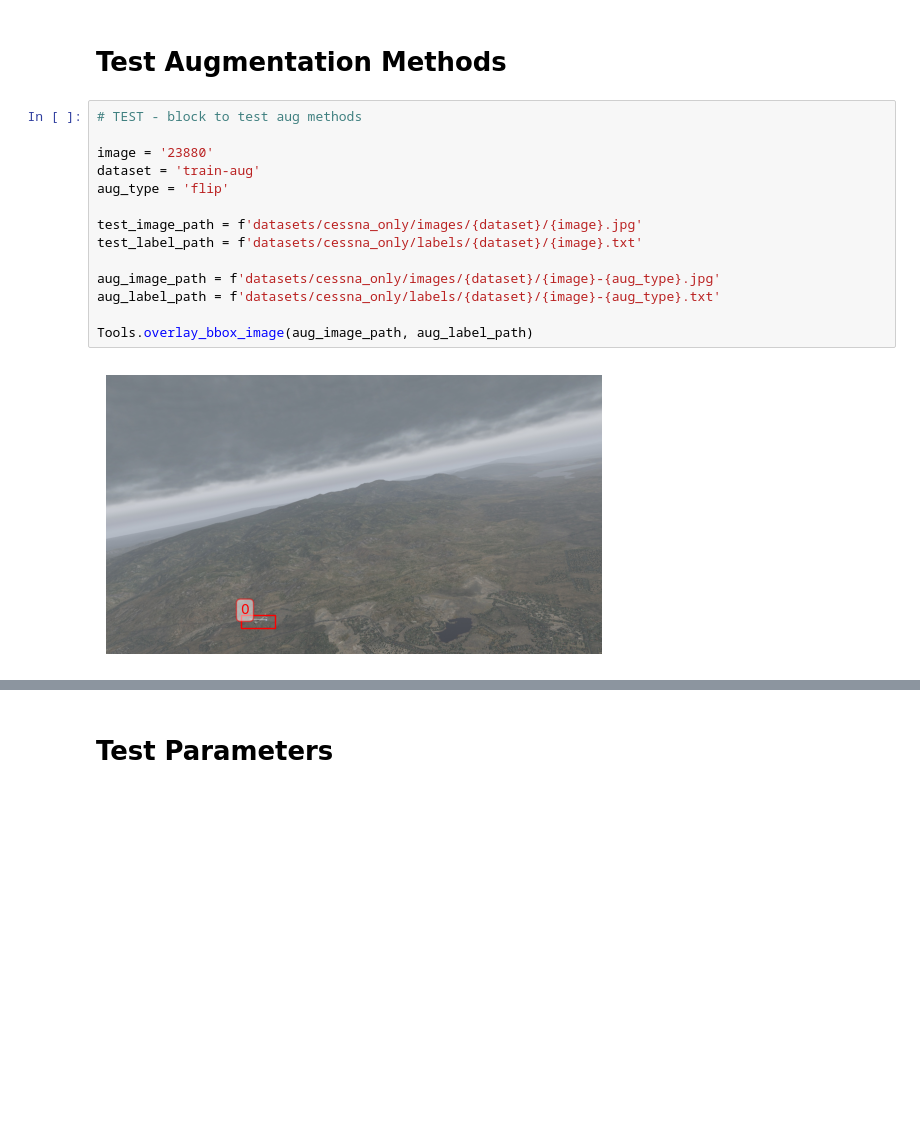
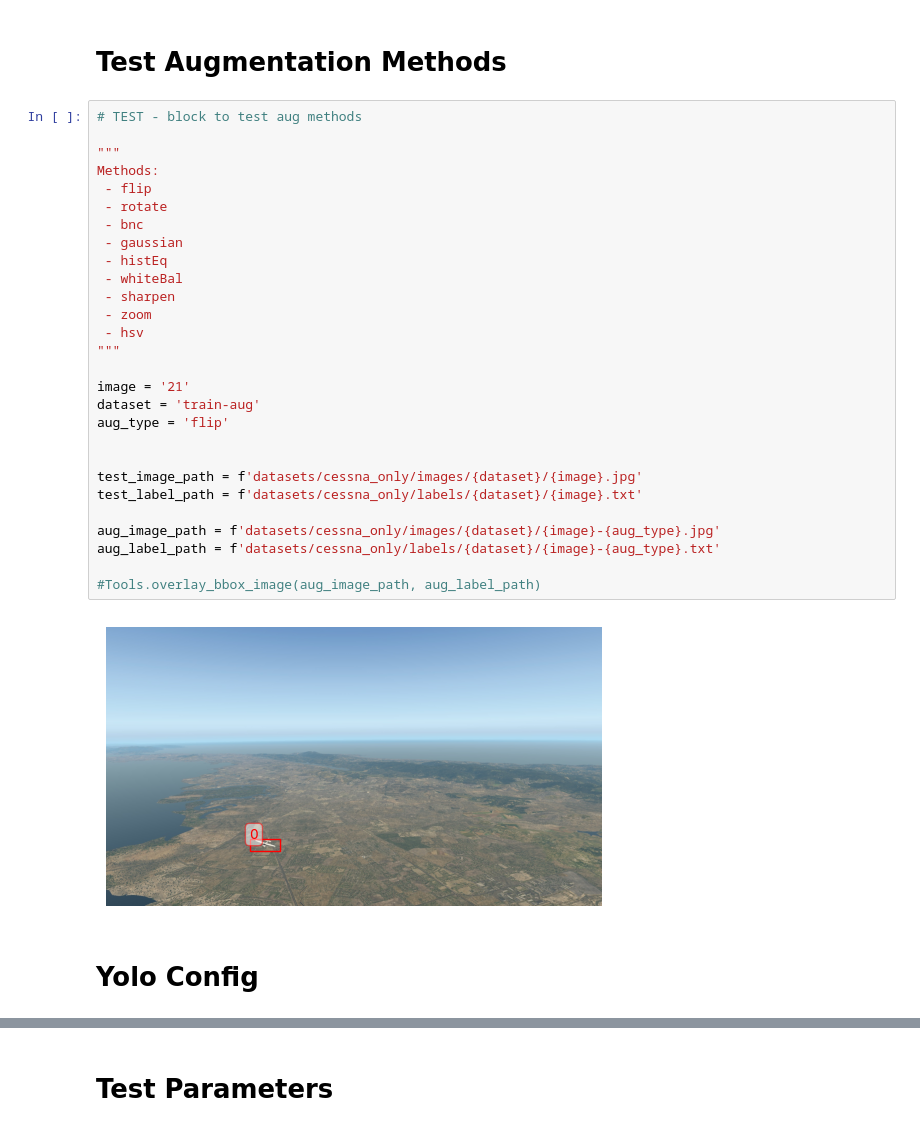
Before and after one commit to tee1g21/Intruder-Aircraft-Detection, a Jupyter notebook: main/Tester.ipynb, the cells around one changed output, grey strips where cells are left out. Saved outputs shown, nothing was run; the diff lists cells and outputs as text; blank space fills up the shorter version.

```diff
--- a/main/Tester.ipynb
+++ b/main/Tester.ipynb
@@ -96,16 +129,32 @@ An error occurred: Expected y_max for bbox (0.26918549999999997, 0.7080895, 0.70
 # %%
 # TEST - block to test aug methods
 
-image = '23880'
+"""
+Methods:
+ - flip
+ - rotate
+ - bnc
+ - gaussian
+ - histEq
+ - whiteBal
+ - sharpen
+ - zoom
+ - hsv
+"""
+
+image = '21'
 dataset = 'train-aug'
 aug_type = 'flip'
+
 
 test_image_path = f'datasets/cessna_only/images/{dataset}/{image}.jpg'
 test_label_path = f'datasets/cessna_only/labels/{dataset}/{image}.txt'
 
 aug_image_path = f'datasets/cessna_only/images/{dataset}/{image}-{aug_type}.jpg'
 aug_label_path = f'datasets/cessna_only/labels/{dataset}/{image}-{aug_type}.txt'
 
-Tools.overlay_bbox_image(aug_image_path, aug_label_path)
+#Tools.overlay_bbox_image(aug_image_path, aug_label_path)
 # %% [output]
-[figure, old version]
+[figure, new version]
+# %% [markdown]
+# Yolo Config
```
Also changed, not shown: parts of 11 cells of this notebook, 2 other files.
